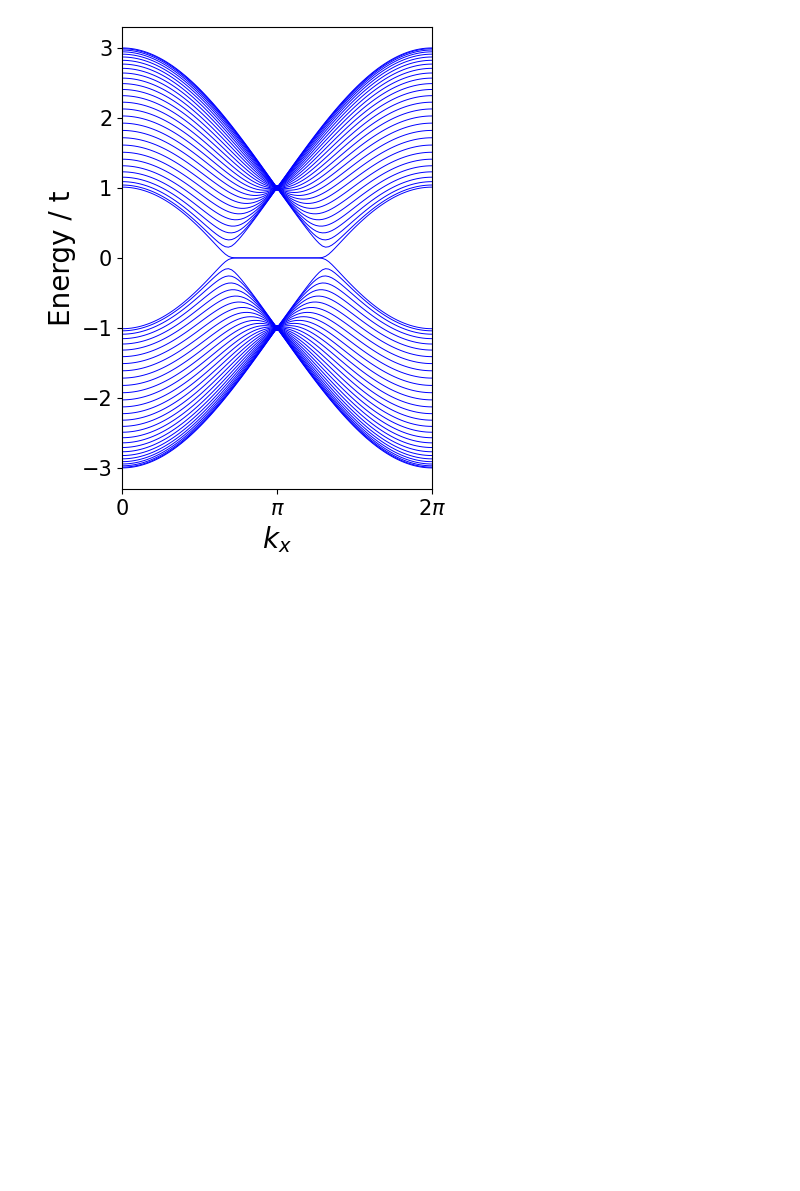
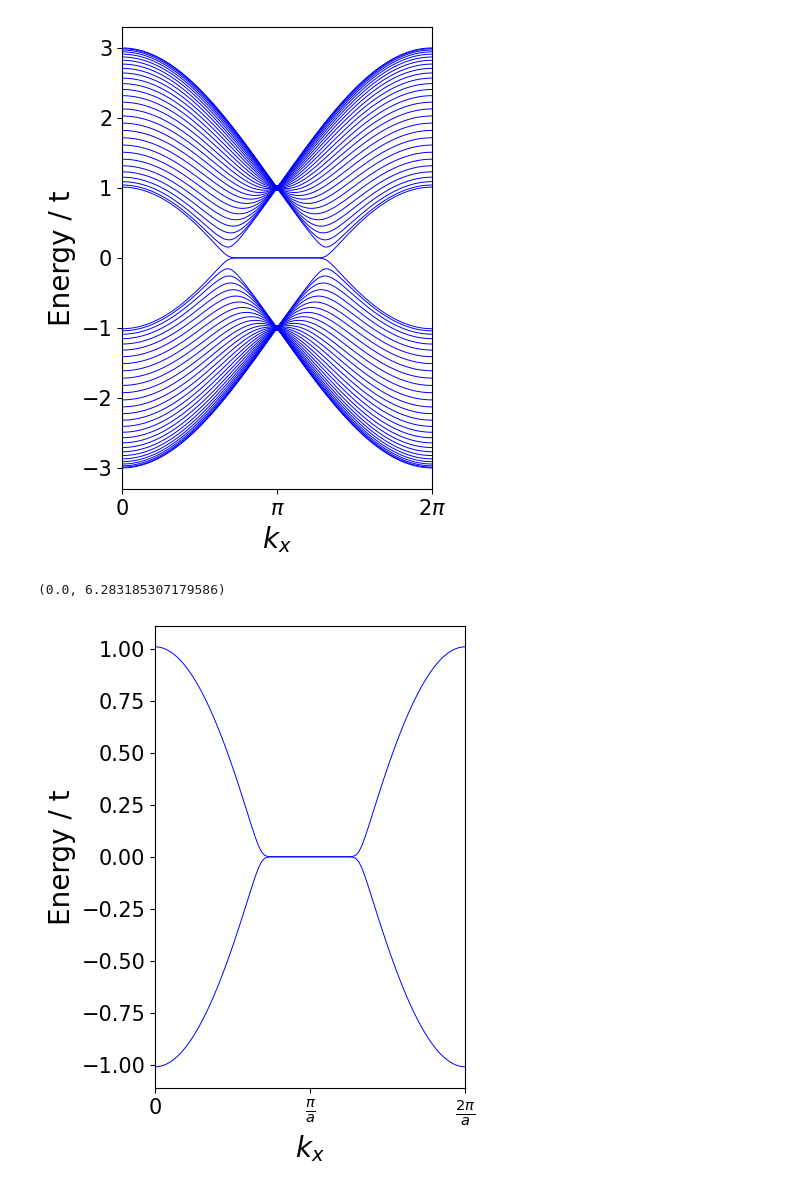
Before and after one commit to SATHEESH-D-M/THE-in-SkX, a Jupyter notebook: Graphene-nanoribbons/zigzag-geometry-graphene-spinless.ipynb, the cells around one changed output. Drawn from its saved outputs; the diff is of its cells as text; code cells hidden in the pictures; blank space fills up the shorter version.

```diff
--- a/Graphene-nanoribbons/zigzag-geometry-graphene-spinless.ipynb
+++ b/Graphene-nanoribbons/zigzag-geometry-graphene-spinless.ipynb
@@ -217,3 +217,17 @@ plt.xlim(BZ[0], BZ[-1])
 # %% [output]
 (0.0, 6.283185307179586)
 [figure]
+# %%
+f = plt.figure(figsize=(4,6));
+plt.plot( BZ, band[28], c = 'blue', linestyle='-', linewidth = 0.7 )
+plt.plot( BZ, band[29], c = 'blue', linestyle='-', linewidth = 0.7 )
+plt.xlabel("$k_x$", fontsize=20);plt.axis('tight')
+plt.ylabel("Energy / t", fontsize=20)
+# Customize x-axis ticks with Greek symbols
+plt.yticks(fontsize = 15)
+plt.xticks( [0, BZ[-1]/2, BZ[-1]],[ 0, r'$\frac{\pi}{a}$',  r'$\frac{2 \pi}{a}$'],fontsize=15)
+plt.xlim(BZ[0], BZ[-1])
+#plt.ylim(-0.6, 0.6)
+# %% [output]
+(0.0, 6.283185307179586)
+[figure, added]
```
Also changed, not shown: parts of 1 cell of this notebook.
